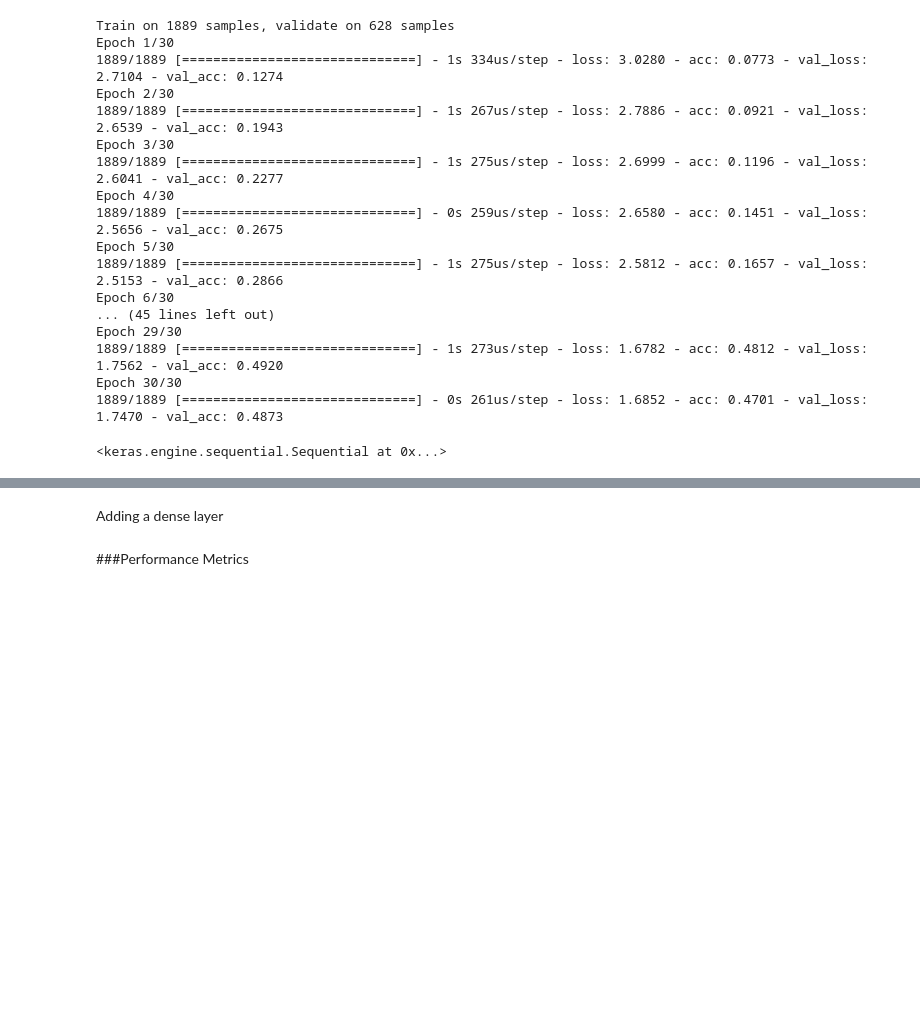
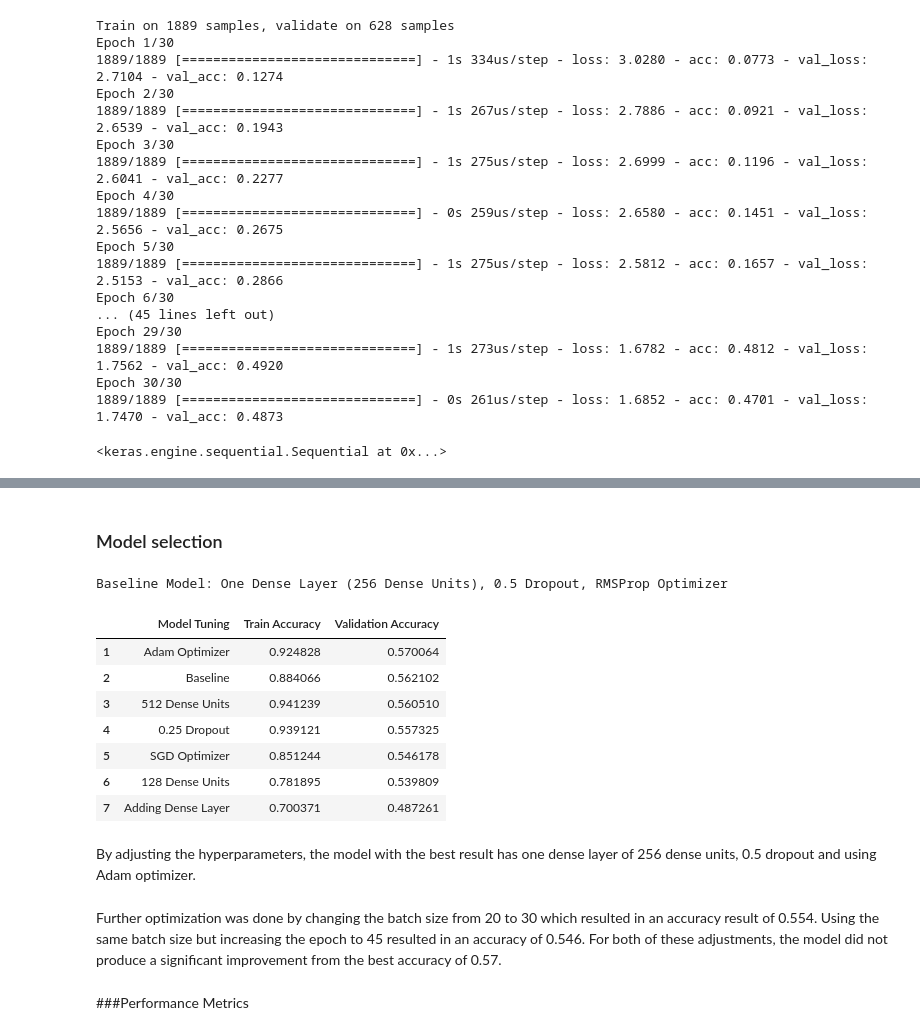
Before and after one commit to mduong1/Graffit-ID-CNN, a Jupyter notebook: notebook/graffiti_id_cnn.ipynb, the cells around one changed output, grey strips where cells are left out. Saved outputs shown, nothing was run; the diff lists cells and outputs as text; code cells hidden in the pictures; blank space fills up the shorter version.

```diff
--- a/notebook/graffiti_id_cnn.ipynb
+++ b/notebook/graffiti_id_cnn.ipynb
@@ -771,5 +740,43 @@ Test accuracy (Add dense layer): 0.49286845326423645
-# %% [markdown]
-Adding a dense layer
+# %% [markdown]
+### Model selection
+# %%
+print('Baseline Model: One Dense Layer (256 Dense Units), 0.5 Dropout, RMSProp Optimizer\n')
+model_tuning = {'Model Tuning': ['Baseline',
+                                 '128 Dense Units',
+                                 '512 Dense Units',
+                                 '0.25 Dropout',
+                                 'Adam Optimizer',
+                                 'SGD Optimizer',
+                                 'Adding Dense Layer'],
+        'Train Accuracy': [train_accuracy_base, train_accuracy_128,
+                           train_accuracy_512, train_accuracy_dropout_25,
+                           train_accuracy_adam, train_accuracy_SGD,
+                           train_accuracy_add_dense_layer],
+        'Validation Accuracy': [validation_accuracy_base, validation_accuracy_128,
+                                validation_accuracy_512, validation_accuracy_dropout_25,
+                                validation_accuracy_adam, validation_accuracy_SGD,
+                                validation_accuracy_add_dense_layer],
+        }
+
+df = pd.DataFrame(model_tuning, columns = ['Model Tuning', 'Train Accuracy',
+                                           'Validation Accuracy'])
+df_sorted = df.sort_values(by='Validation Accuracy', ascending=False)
+df_sorted.index = np.arange(1,len(df_sorted)+1)
+df_sorted
+# %% [output]
+Baseline Model: One Dense Layer (256 Dense Units), 0.5 Dropout, RMSProp Optimizer
+|  | Model Tuning | Train Accuracy | Validation Accuracy |
+| 1 | Adam Optimizer | 0.924828 | 0.570064 |
+| 2 | Baseline | 0.884066 | 0.562102 |
+| 3 | 512 Dense Units | 0.941239 | 0.560510 |
+| 4 | 0.25 Dropout | 0.939121 | 0.557325 |
+| 5 | SGD Optimizer | 0.851244 | 0.546178 |
+| 6 | 128 Dense Units | 0.781895 | 0.539809 |
+| 7 | Adding Dense Layer | 0.700371 | 0.487261 |
+# %% [markdown]
+By adjusting the hyperparameters, the model with the best result has one dense layer of 256 dense units, 0.5 dropout and using Adam optimizer.
+# %% [markdown]
+Further optimization was done by changing the batch size from 20 to 30 which resulted in an accuracy result of 0.554. Using the same batch size but increasing the epoch to 45 resulted in an accuracy of 0.546. For both of these adjustments, the model did not produce a significant improvement from the best accuracy of 0.57.
 # %% [markdown]
 ###Performance Metrics
 # %% [markdown]
```
Also changed, not shown: parts of 34 cells of this notebook.
